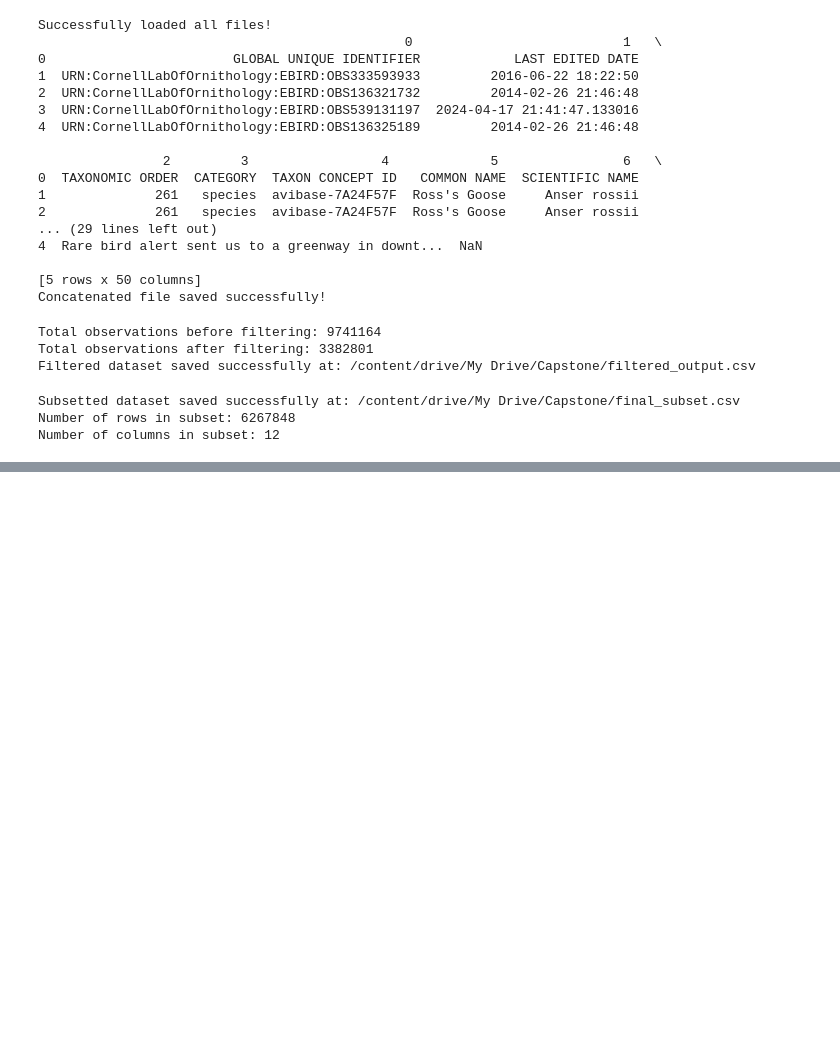
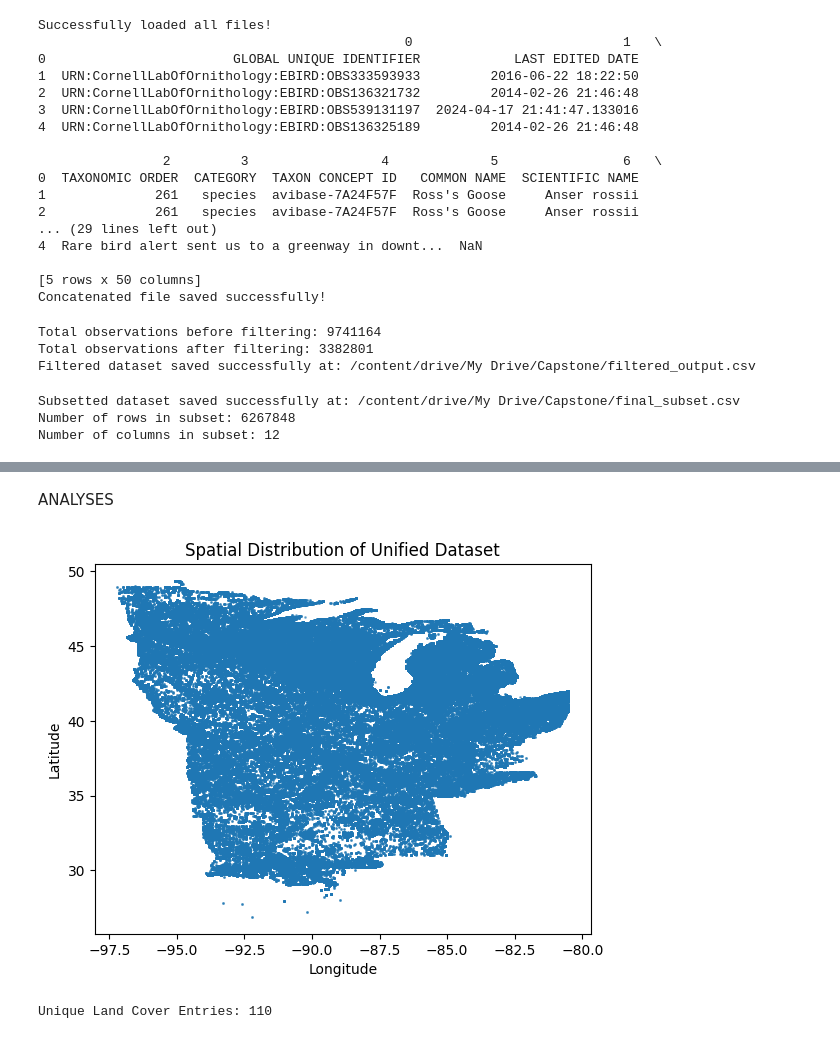
Before and after one commit to Fdogbe1/Capstone, a Jupyter notebook: Capstone.ipynb, the cells around one changed output, grey strips where cells are left out. Saved outputs shown, nothing was run; the diff lists cells and outputs as text; code cells hidden in the pictures; blank space fills up the shorter version.

```diff
--- a/Capstone.ipynb
+++ b/Capstone.ipynb
@@ -154,0 +680,18 @@ Number of columns in subset: 12
+# %% [markdown]
+ANALYSES
+# %%
+#Verify Spatial Accuracy - Check if Latitude & Longitude values align correctly with MODIS data:
+import matplotlib.pyplot as plt
+
+plt.scatter(df_final_unified["Longitude"], df_final_unified["Latitude"], s=1, alpha=0.5)
+plt.xlabel("Longitude")
+plt.ylabel("Latitude")
+plt.title("Spatial Distribution of Unified Dataset")
+plt.show()
+# %% [output]
+[figure, added]
+# %%
+#Counting how many unique land cover entries were matched:
+print("Unique Land Cover Entries:", df_final_unified["Display ID"].nunique())
+# %% [output]
+Unique Land Cover Entries: 110
```
Also changed, not shown: parts of 22 cells of this notebook.
